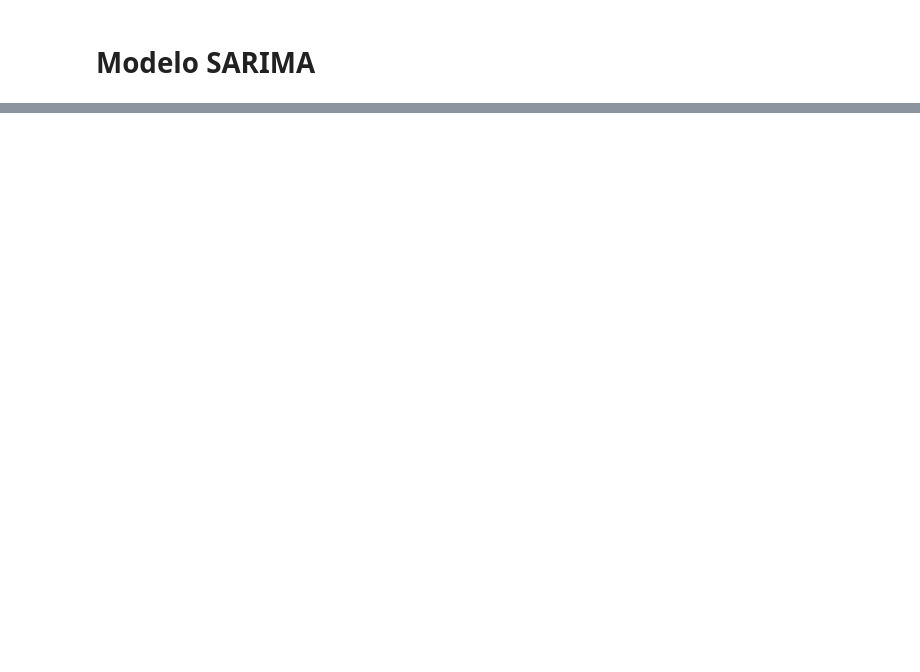
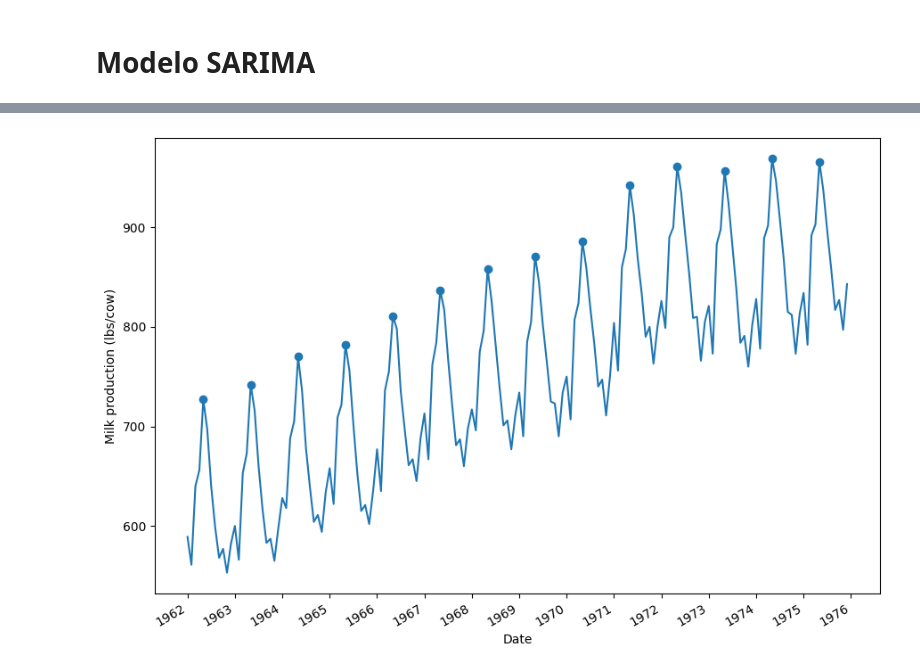
Before and after one commit to vnikoofard/Econofisica, a Jupyter notebook: 3-Econometria/07_sarima_model.ipynb, the cells around one changed output, grey strips where cells are left out. Drawn from its saved outputs; the diff is of its cells as text; code cells hidden in the pictures; blank space fills up the shorter version.

```diff
--- a/3-Econometria/07_sarima_model.ipynb
+++ b/3-Econometria/07_sarima_model.ipynb
@@ -74,0 +314,13 @@ Por exemplo, quando temos dados mensais de varios anos e a sazonalidade é anual
+# %%
+fig, ax = plt.subplots()
+
+ax.plot(df['Month'], df['Milk'], markevery=np.arange(4, 169, 12), marker='o')
+ax.set_xlabel('Date')
+ax.set_ylabel('Milk production (lbs/cow)')
+
+plt.xticks(np.arange(0, 179, 12), np.arange(1962, 1977, 1))
+
+fig.autofmt_xdate()
+plt.tight_layout()
+# %% [output]
+[figure, added]
```
Also changed, not shown: parts of 42 cells of this notebook, 5 other files.
